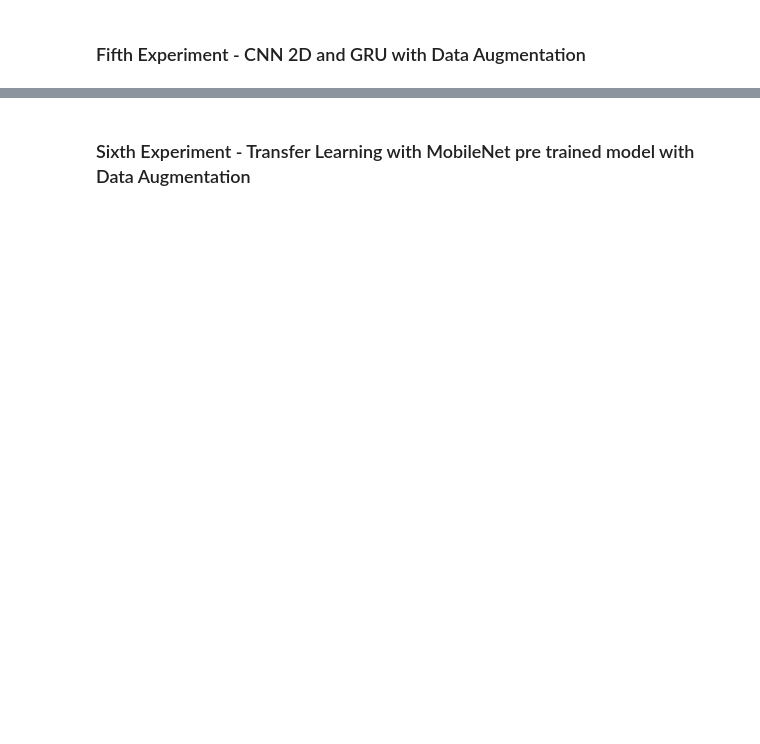
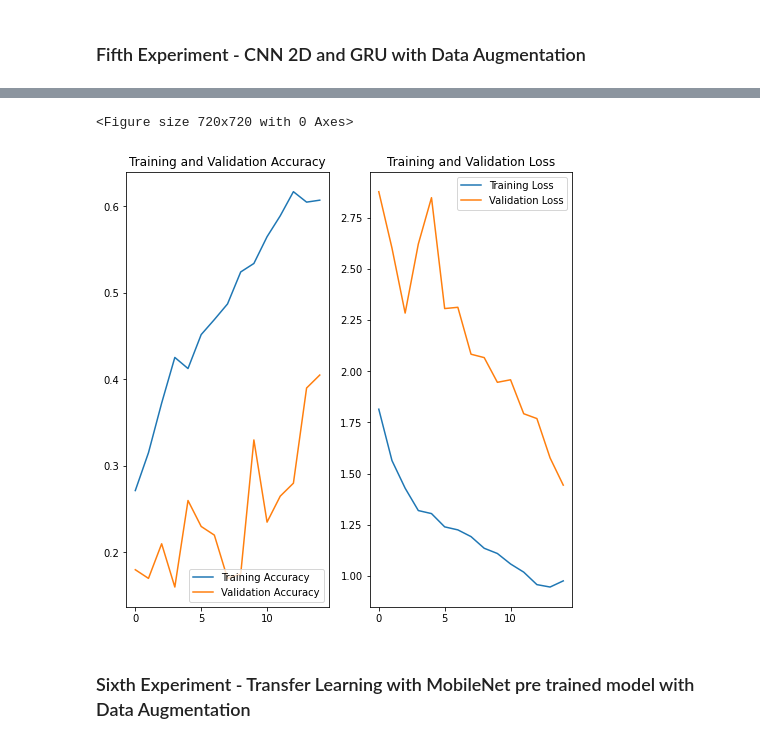
Before and after one commit to davisvarkey/Gesture_recognition, a Jupyter notebook: Neural_Nets_Project_Starter_Code.ipynb, the cells around one changed output, grey strips where cells are left out. Saved outputs shown, nothing was run; the diff lists cells and outputs as text; code cells hidden in the pictures; blank space fills up the shorter version.

```diff
--- a/Neural_Nets_Project_Starter_Code.ipynb
+++ b/Neural_Nets_Project_Starter_Code.ipynb
@@ -645,4 +671,4 @@ print(f"Validation steps: {validation_steps}")
 # %%
 optimiser = 'Adam' #write your optimizer
-model.compile(optimizer=optimiser, loss='categorical_crossentropy', metrics=['categorical_accuracy'])
-print (model.summary())
+model5.compile(optimizer=optimiser, loss='categorical_crossentropy', metrics=['categorical_accuracy'])
+print (model5.summary())
@@ -652,7 +696,7 @@ print (model.summary())
 #                     validation_steps=validation_steps, class_weight=None, workers=4, initial_epoch=0,max_queue_size=20)
 
 # fit_generator is deprecated and will be removed in a future version. Using fit which supports generators.
-history=model.fit(train_generator,
+history5=model5.fit(train_generator,
                   steps_per_epoch=steps_per_epoch,
                   epochs=num_epochs,
                   verbose=1,
@@ -665,5 +727,8 @@ history=model.fit(train_generator,
 # %%
-plot_evaluation_graph()
+plot_evaluation_graph(history5)
+# %% [output]
+<Figure size 720x720 with 0 Axes>
+[figure, added]
 # %% [markdown]
 ### Sixth Experiment -   Transfer Learning with MobileNet pre trained model with Data Augmentation
 # %%
```
Also changed, not shown: parts of 32 cells of this notebook, 1 other file.
